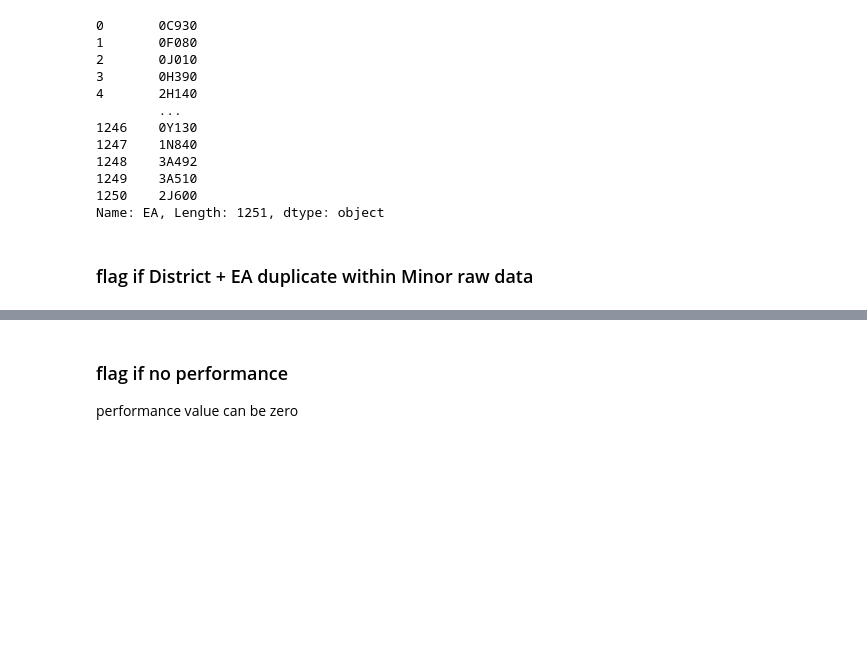
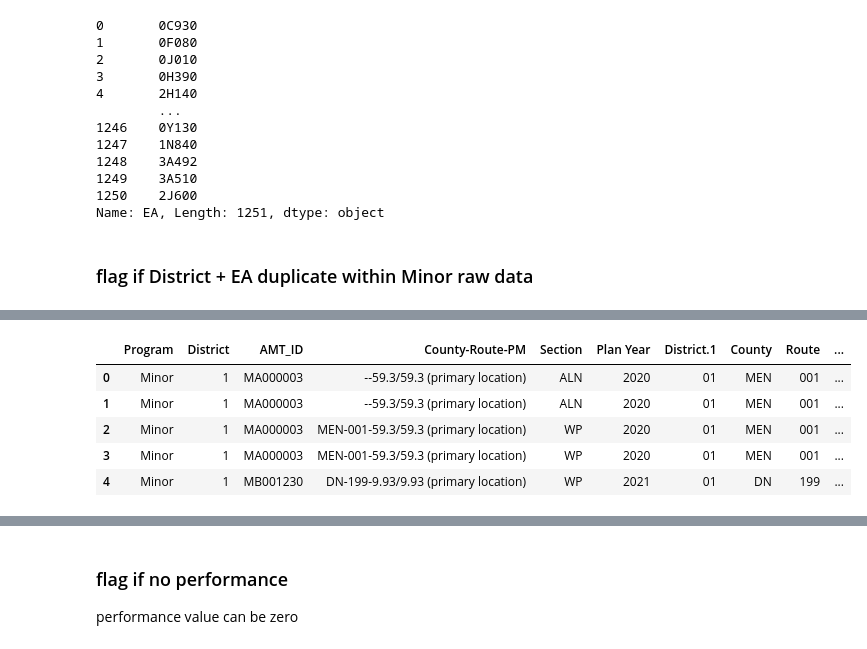
Before and after one commit to zhuzhy1214/amtool_etl, a Jupyter notebook: Minor_DataCheck.ipynb, the cells around one changed output, grey strips where cells are left out. Cells and saved outputs as stored; diff of their text form; code cells hidden in the pictures; blank space fills up the shorter version.

```diff
--- a/Minor_DataCheck.ipynb
+++ b/Minor_DataCheck.ipynb
@@ -173,19 +173,17 @@ if DATA_SOURCE_TYPE == 'csv':
     filename = 'Minor_Project_Postmile_Check_'
     df_Minor_pm_check = pd.read_csv(r'{}\{}{}.csv'.format(DATALAKE_FOLDER, filename, TARGETDATE), header = 0)
 
-    filename = 'Rawdata_Bridge_Worksheet_'
-    df_brg_raw_data = pd.read_csv(r'{}\{}{}.csv'.format(DATALAKE_FOLDER, filename, TARGETDATE), skiprows = [0], header = 0)
+    filename = 'Minor_Rawdata_Bridge_Worksheet_'
+    df_Minor_brg_raw_data = pd.read_csv(r'{}\{}{}.csv'.format(DATALAKE_FOLDER, filename, TARGETDATE), skiprows = [0], header = 0)
 
-    filename = 'Rawdata_Pavement_Worksheet_'
-    df_pav_raw_data = pd.read_csv(r'{}\{}{}.csv'.format(DATALAKE_FOLDER, filename, TARGETDATE), skiprows = [0], header = 1)
+    filename = 'Minor_Rawdata_Pavement_Worksheet_'
+    df_Minor_pav_raw_data = pd.read_csv(r'{}\{}{}.csv'.format(DATALAKE_FOLDER, filename, TARGETDATE), skiprows = [0], header = 1)
 
+    filename = 'Minor_Rawdata_Drainage_Worksheet_'
+    df_Minor_drain_raw_data = pd.read_csv(r'{}\{}{}.csv'.format(DATALAKE_FOLDER, filename, TARGETDATE), header = 0)
 
-    filename = 'Rawdata_Drainage_Worksheet_'
-    df_drain_raw_data = pd.read_csv(r'{}\{}{}.csv'.format(DATALAKE_FOLDER, filename, TARGETDATE), header = 0)
-
-
-    filename = 'Rawdata_TMS_Worksheet_'
-    df_tms_raw_data = pd.read_csv(r'{}\{}{}.csv'.format(DATALAKE_FOLDER, filename, TARGETDATE), header = 0)
+    filename = 'Minor_Rawdata_TMS_Worksheet_'
+    df_Minor_tms_raw_data = pd.read_csv(r'{}\{}{}.csv'.format(DATALAKE_FOLDER, filename, TARGETDATE), header = 0)
 
 
 else:
@@ -630,3 +628,11 @@ df_Minor_raw_data[ck_col] = df_Minor_raw_data.apply(ck_program_code_update, axis
 # df_Minor_raw_data[ck_col].value_counts()
 # %%
 # df_Minor_raw_data[df_Minor_raw_data['Does Program Code Need Updates?'] != 'OK'][['AMT_ID','Program Code in Use','Program Code_ApprovedList']]
+# %%
+#TODO:
+
+cols = ['EA','EFIS','SYSNO', 'INETNO',
+       'OUTETNO',]
+
+for c in cols:
+    df_Minor_drain_raw_data[c] = df_Minor_drain_raw_data[c].apply(uf.remove_punction)
@@ -632,0 +672,20 @@ df_Minor_raw_data[ck_col] = df_Minor_raw_data.apply(ck_program_code_update, axis
+# %%
+cols = ['District.1','Route']
+
+for c in cols:
+    df_Minor_pav_raw_data[c] = df_Minor_pav_raw_data[c].apply(uf.remove_punction)
+# %%
+dict_rename = {
+    'ID':'AMT_ID'
+}
+
+df_Minor_pav_raw_data.rename(dict_rename, axis = 1, inplace=True)
+# %%
+df_Minor_pav_raw_data.head()
+# %% [output]
+|  | Program | District | AMT_ID | County-Route-PM | Section | Plan Year | District.1 | County | Route | ... |
+| 0 | Minor | 1 | MA000003 | --59.3/59.3 (primary location) | ALN | 2020 | 01 | MEN | 001 | ... |
+| 1 | Minor | 1 | MA000003 | --59.3/59.3 (primary location) | ALN | 2020 | 01 | MEN | 001 | ... |
+| 2 | Minor | 1 | MA000003 | MEN-001-59.3/59.3 (primary location) | WP | 2020 | 01 | MEN | 001 | ... |
+| 3 | Minor | 1 | MA000003 | MEN-001-59.3/59.3 (primary location) | WP | 2020 | 01 | MEN | 001 | ... |
+| 4 | Minor | 1 | MB001230 | DN-199-9.93/9.93 (primary location) | WP | 2021 | 01 | DN | 199 | ... |
```
Also changed, not shown: parts of 20 cells of this notebook, 1 other file.
